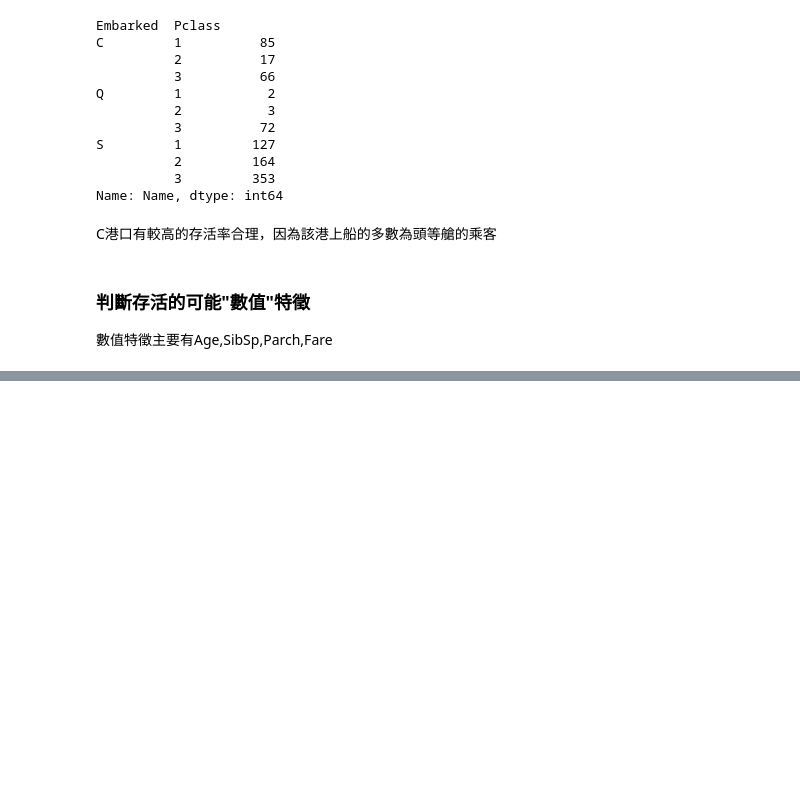
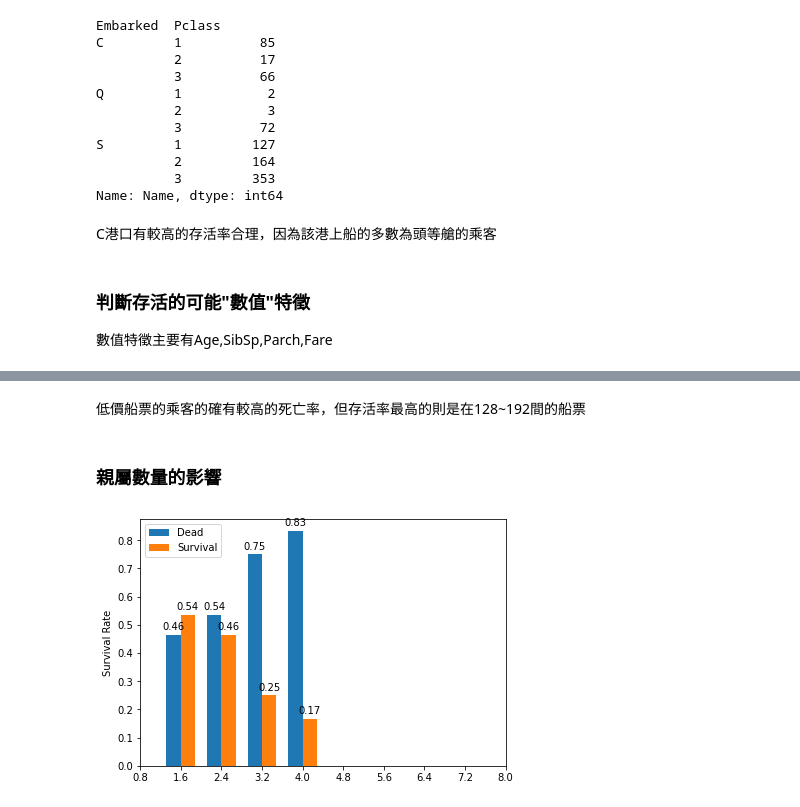
Before and after one commit to erikson0611/Titanic, a Jupyter notebook: titanic.ipynb, the cells around one changed output, grey strips where cells are left out. Drawn from its saved outputs; the diff is of its cells as text; code cells hidden in the pictures; blank space fills up the shorter version.

```diff
--- a/titanic.ipynb
+++ b/titanic.ipynb
@@ -314,0 +348,8 @@ df_train_nosur.describe()[1:]
+# %% [markdown]
+低價船票的乘客的確有較高的死亡率，但存活率最高的則是在128~192間的船票
+# %% [markdown]
+### 親屬數量的影響
+# %%
+sur_plot_2('SibSp',10)
+# %% [output]
+[figure, added]
```
Also changed, not shown: parts of 22 cells of this notebook.
